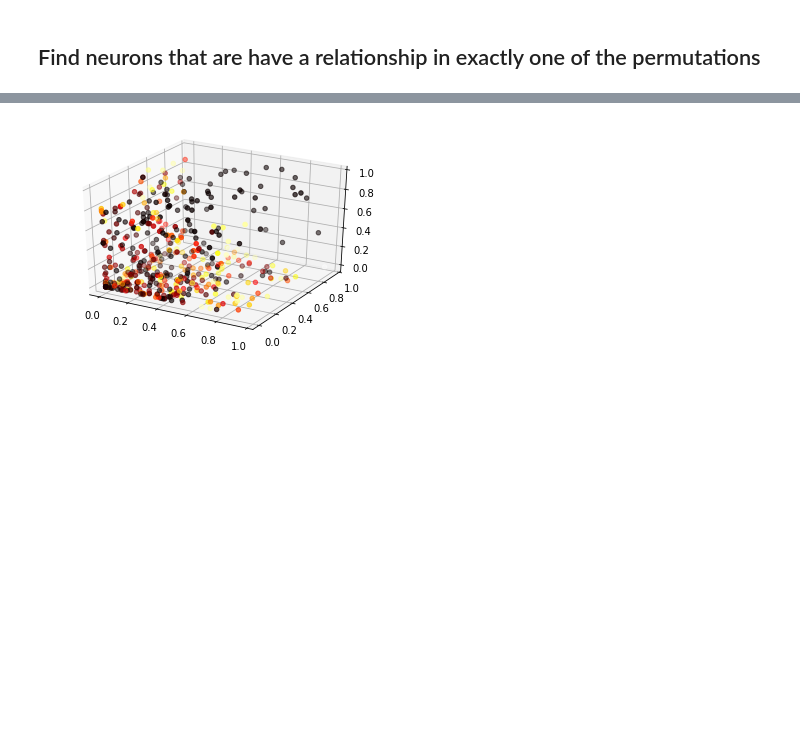
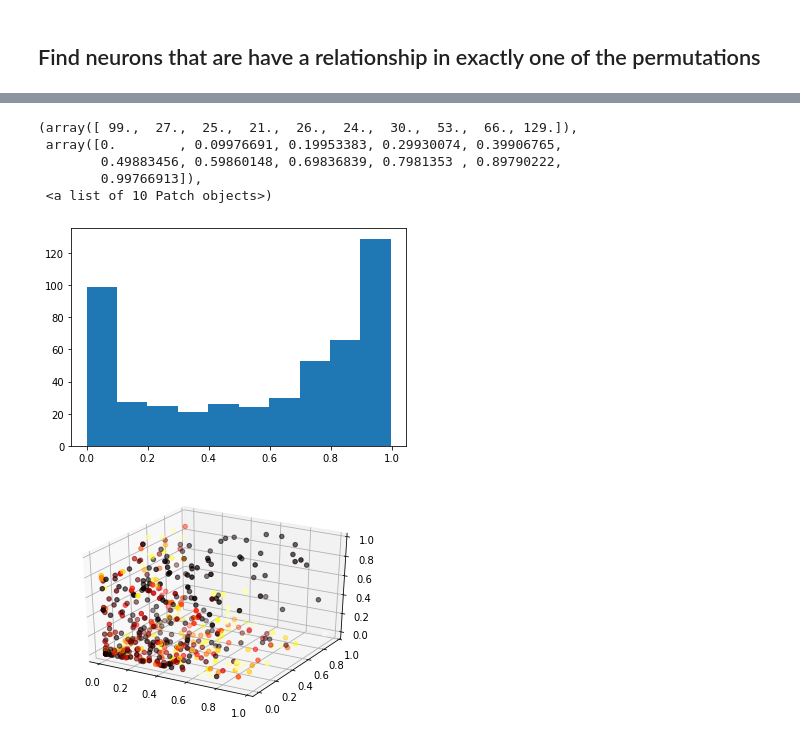
Before and after one commit to hummosa/PFC_MD_weights_stability, a Jupyter notebook: sabrina-analysis/informative-cells.ipynb, the cells around one changed output, grey strips where cells are left out. Drawn from its saved outputs; the diff is of its cells as text; code cells hidden in the pictures; blank space fills up the shorter version.

```diff
--- a/sabrina-analysis/informative-cells.ipynb
+++ b/sabrina-analysis/informative-cells.ipynb
@@ -262,3 +588,12 @@ plt.show()
+# %%
+plt.hist(V[:,1])
+# %% [output]
+(array([ 99.,  27.,  25.,  21.,  26.,  24.,  30.,  53.,  66., 129.]),
+ array([0.        , 0.09976691, 0.19953383, 0.29930074, 0.39906765,
+        0.49883456, 0.59860148, 0.69836839, 0.7981353 , 0.89790222,
+        0.99766913]),
+ <a list of 10 Patch objects>)
+[figure, added]
 # %%
 fig = plt.figure()
 ax = fig.add_subplot(111, projection='3d')
```
Also changed, not shown: parts of 8 cells of this notebook, 4 other files.
